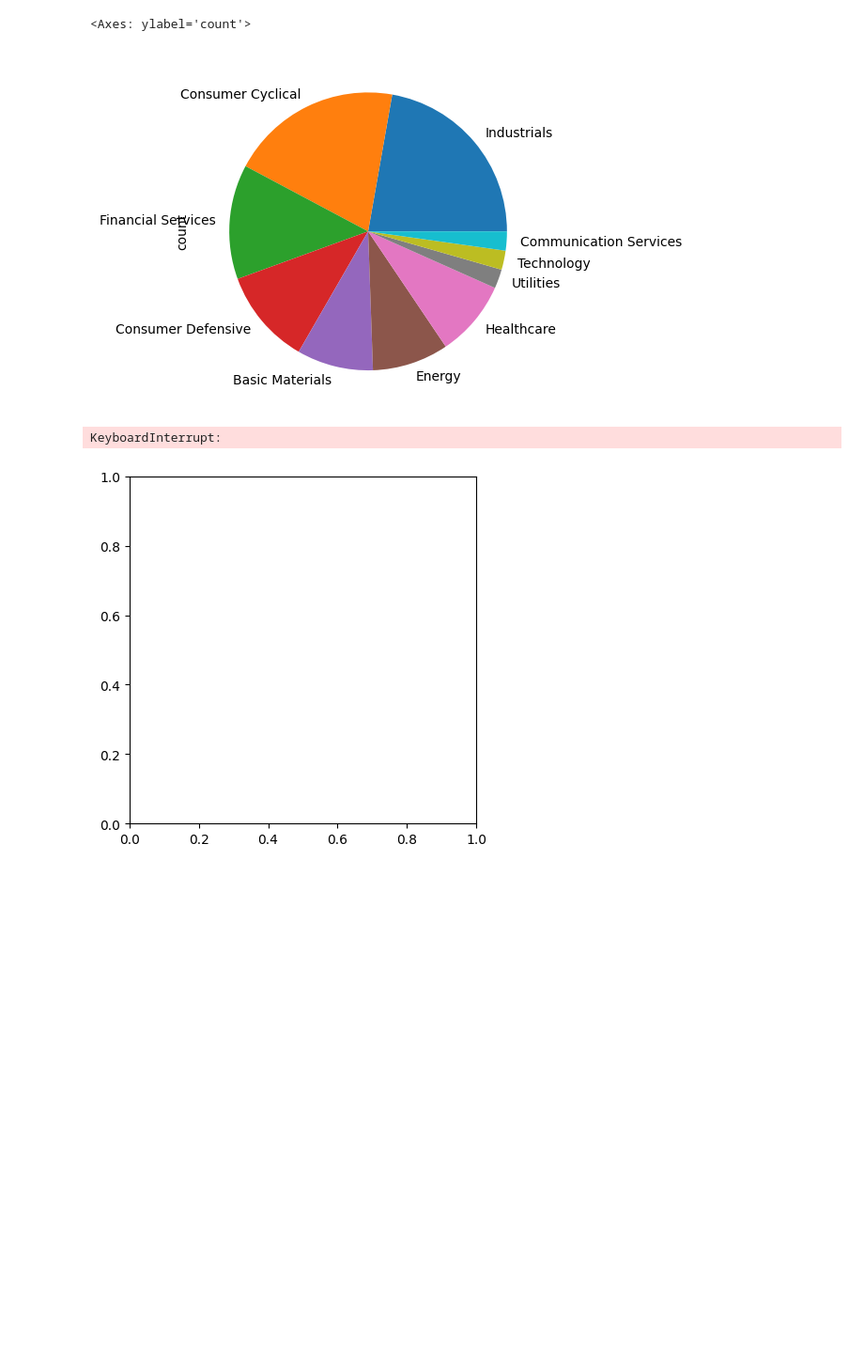
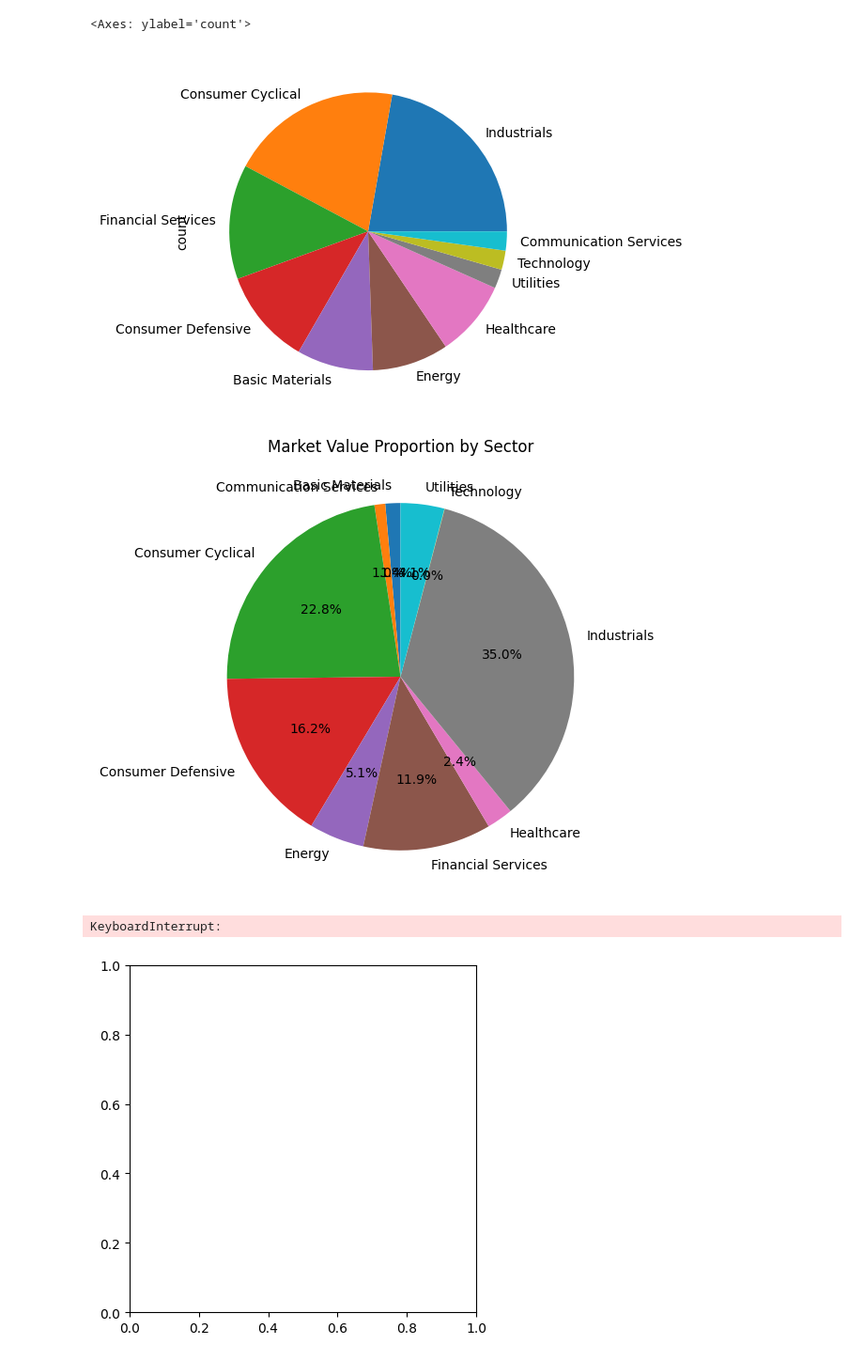
Before and after one commit to harryparsons-dev/shares-data-converter, a Jupyter notebook: script_notebook.ipynb, the cells around one changed output. Shown: that part at 94% size. Drawn from its saved outputs; the diff is of its cells as text; code cells hidden in the pictures; blank space fills up the shorter version.

Commit message:
changed pie chart to be proportional to value in porfilio

```diff
--- a/script_notebook.ipynb
+++ b/script_notebook.ipynb
@@ -40,10 +40,10 @@ def getData(ticker, key):
     try:
         x = str(ticker)
         sym = ""
-        if ((str(ticker))[-1:]) == ".":
-            sym += str(ticker) + "L"
+        if (x[-1:]) == ".":
+            sym += x + "L"
         else:
-            sym += str(ticker) + ".L"
+            sym += x + ".L"
         stock = yf.Ticker(sym)
         stock= stock.info
 
@@ -57,8 +57,11 @@ def getSector(ticker):
     x = getData(ticker, 'sector')
     return x
 def getDividendYield(ticker):
-    x =getData(ticker, 'diver')
-    return x
+    x =getData(ticker, 'dividendYield')
+    if not x ==  None:
+        return x*100
+    else:
+        pass
 
 
 
@@ -124,3 +109,5 @@ Basic Materials
+# %%
+df["Dividend Yield"] = df['Symbol'].apply(getDividendYield)
 # %%
 df
 # %% [output]
@@ -268,0 +237,5 @@ df
+# %%
+df['Market Value'] = df['Market Value'].str.replace('£', '')
+df['Market Value'] = df['Market Value'].str.replace(',', '')
+df['Market Value'] = df['Market Value'].astype('float')
+df
@@ -268,0 +260,2 @@ df
+# %%
+sector_market_value = df.groupby('Sector')['Market Value'].sum()
@@ -291,6 +299,14 @@ df['Sector'].value_counts().plot.pie()
 # %% [output]
 <Axes: ylabel='count'>
 [figure]
+# %%
+plt.figure(figsize=(8, 6))
+plt.pie(sector_market_value, labels=sector_market_value.index, autopct='%1.1f%%', startangle=90)
+plt.title('Market Value Proportion by Sector')
+# ')  # Equal aspect ratio ensures the pie chart is circular
+plt.show()
+# %% [output]
+[figure, added]
 # %%
 labels = []
 size = []
```
Also changed, not shown: parts of 4 cells of this notebook, 1 other file.
